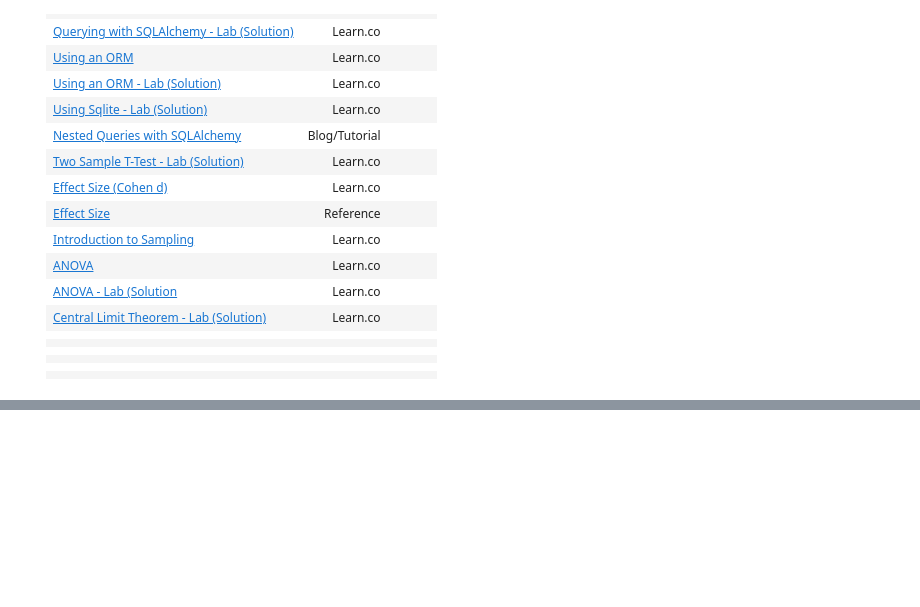
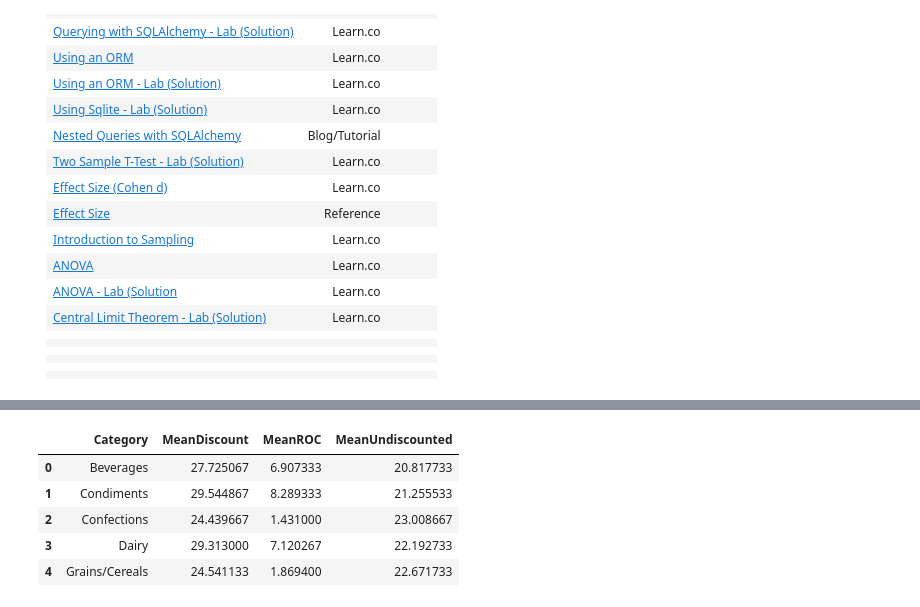
Before and after one commit to whitcrrd/dsc-2-final-project-online-ds-ft-021119, a Jupyter notebook: whitcraft-final.ipynb, the cells around one changed output, grey strips where cells are left out. Saved outputs shown, nothing was run; the diff lists cells and outputs as text; code cells hidden in the pictures; blank space fills up the shorter version.

```diff
--- a/whitcraft-final.ipynb
+++ b/whitcraft-final.ipynb
@@ -1857,0 +1916,9 @@ Collection of links referenced when working on the project, including learn.co l
+# %%
+sample_cats_df.head()
+# %% [output]
+|  | Category | MeanDiscount | MeanROC | MeanUndiscounted |
+| 0 | Beverages | 27.725067 | 6.907333 | 20.817733 |
+| 1 | Condiments | 29.544867 | 8.289333 | 21.255533 |
+| 2 | Confections | 24.439667 | 1.431000 | 23.008667 |
+| 3 | Dairy | 29.313000 | 7.120267 | 22.192733 |
+| 4 | Grains/Cereals | 24.541133 | 1.869400 | 22.671733 |
```
Also changed, not shown: parts of 19 cells of this notebook.
